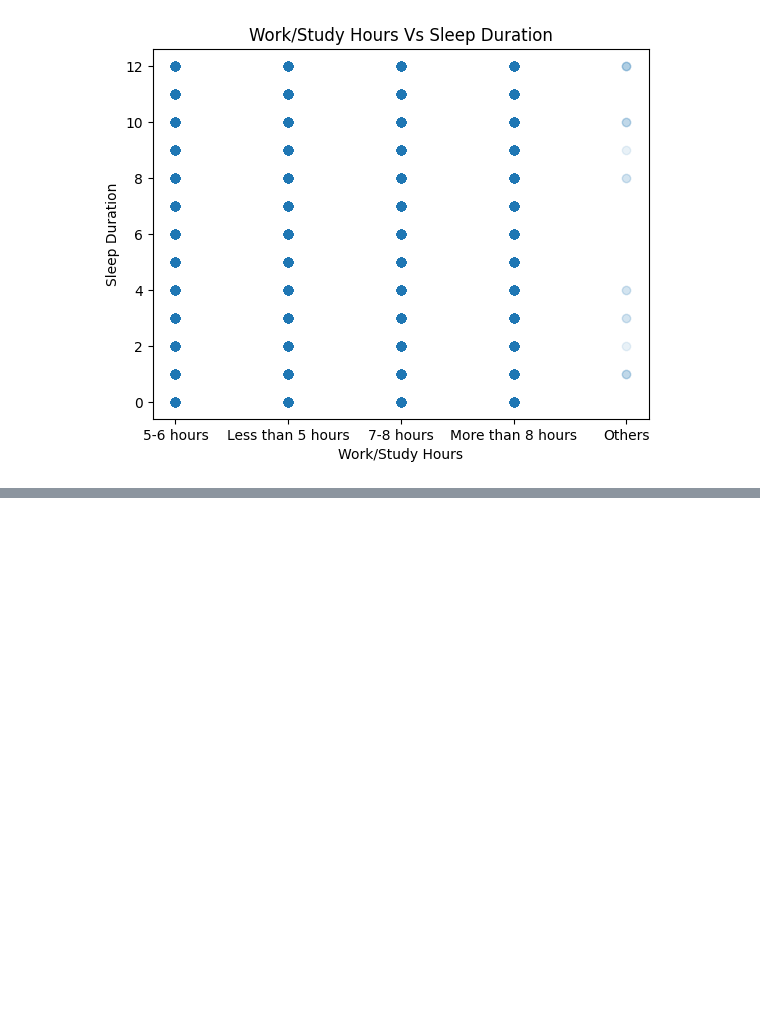
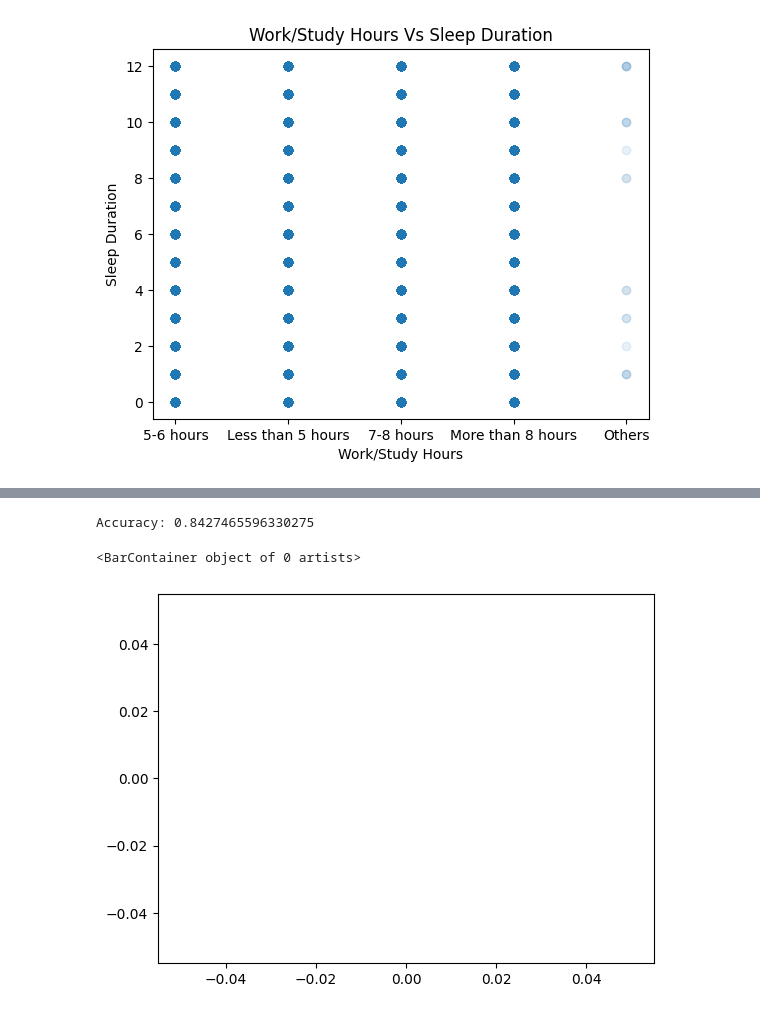
Before and after one commit to Nobel2208319/Data-Analysis-Project, a Jupyter notebook: Untitled0.ipynb, the cells around one changed output, grey strips where cells are left out. Saved outputs shown, nothing was run; the diff lists cells and outputs as text; code cells hidden in the pictures; blank space fills up the shorter version.

```diff
--- a/Untitled0.ipynb
+++ b/Untitled0.ipynb
@@ -90,13 +76,0 @@ could not convert string to float: 'Male'
-# %%
-from sklearn.tree import DecisionTreeRegressor
-from sklearn.ensemble import RandomForestRegressor
-from sklearn.linear_model import LinearRegression
-
-models = [RandomForestRegressor(),DecisionTreeRegressor(),LinearRegression()]
-errors = {}
-
-for model in models:
- model.fit(xtrain,ytrain)
- name= type(model)._name_
- score = model.score(xtest,ytest)*100
- errors[name] = score
@@ -104,0 +121,49 @@ IndentationError: unexpected indent (ipython-input-1850010394.py, line 5)
+# %%
+from sklearn.compose import ColumnTransformer
+from sklearn.preprocessing import OneHotEncoder, StandardScaler
+from sklearn.pipeline import Pipeline
+from sklearn.ensemble import RandomForestClassifier
+from sklearn.model_selection import train_test_split
+import numpy as np
+
+# Split features and target
+X = dataset.drop("Depression", axis=1)
+y = dataset["Depression"]
+
+# Identify column types (using columns that are now numeric after previous encoding steps)
+# Assuming categorical columns are now encoded to numeric types
+numeric_features = X.select_dtypes(include=np.number).columns.tolist()
+# Exclude the 'id' column if it's not intended as a feature
+if 'id' in numeric_features:
+    numeric_features.remove('id')
+
+categorical_features = [] # All features should be numeric after previous encoding
+
+
+preprocessor = ColumnTransformer(
+    transformers=[
+        ("num", StandardScaler(), numeric_features),
+        ("cat", 'passthrough', categorical_features) # categorical_features is empty, so pass through
+    ],
+    remainder='passthrough' # Keep other columns (like 'id')
+)
+
+
+clf = Pipeline(steps=[
+    ("preprocessor", preprocessor),
+    ("model", RandomForestClassifier(random_state=42))
+])
+
+X_train, X_test, y_train, y_test = train_test_split(X, y, test_size=0.25, stratify=y, random_state=42)
+
+clf.fit(X_train, y_train)
+print("Accuracy:", clf.score(X_test, y_test))
+# %% [output]
+Accuracy: 0.8427465596330275
+# %%
+import matplotlib.pyplot as plt
+
+plt.bar(errors.keys(),errors.values())
+# %% [output]
+<BarContainer object of 0 artists>
+[figure, added]
```
Also changed, not shown: parts of 8 cells of this notebook.
